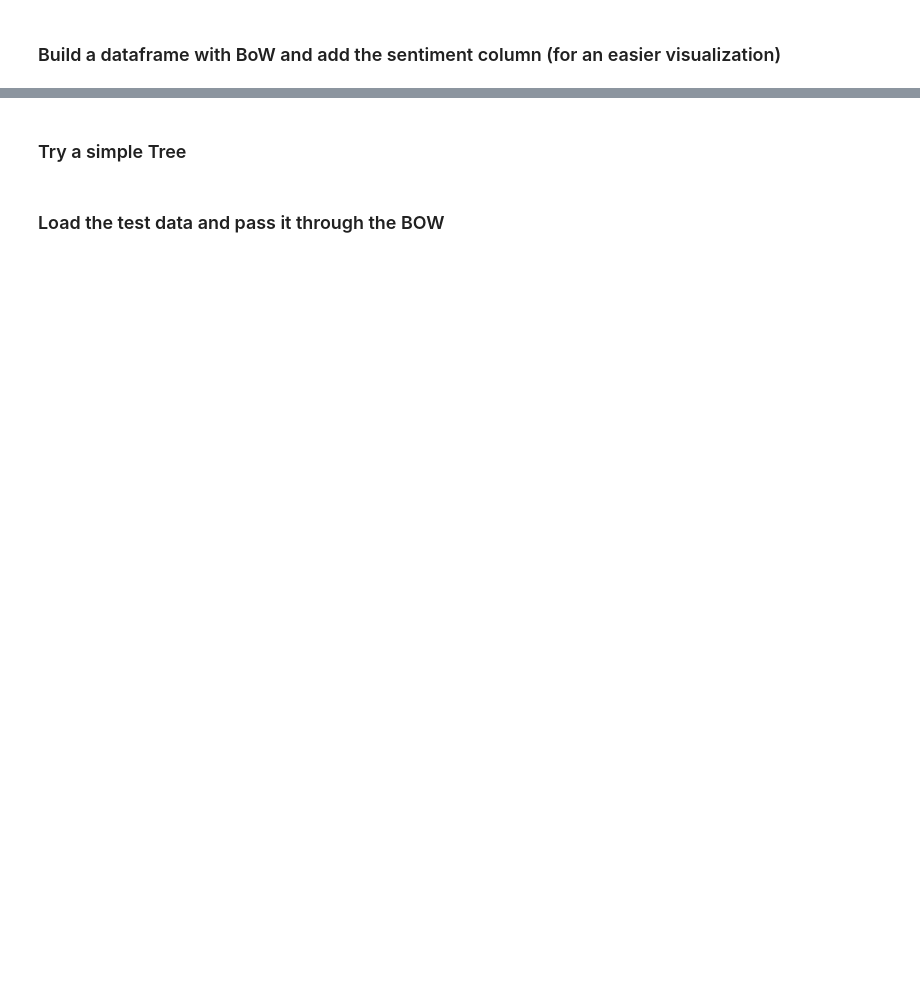
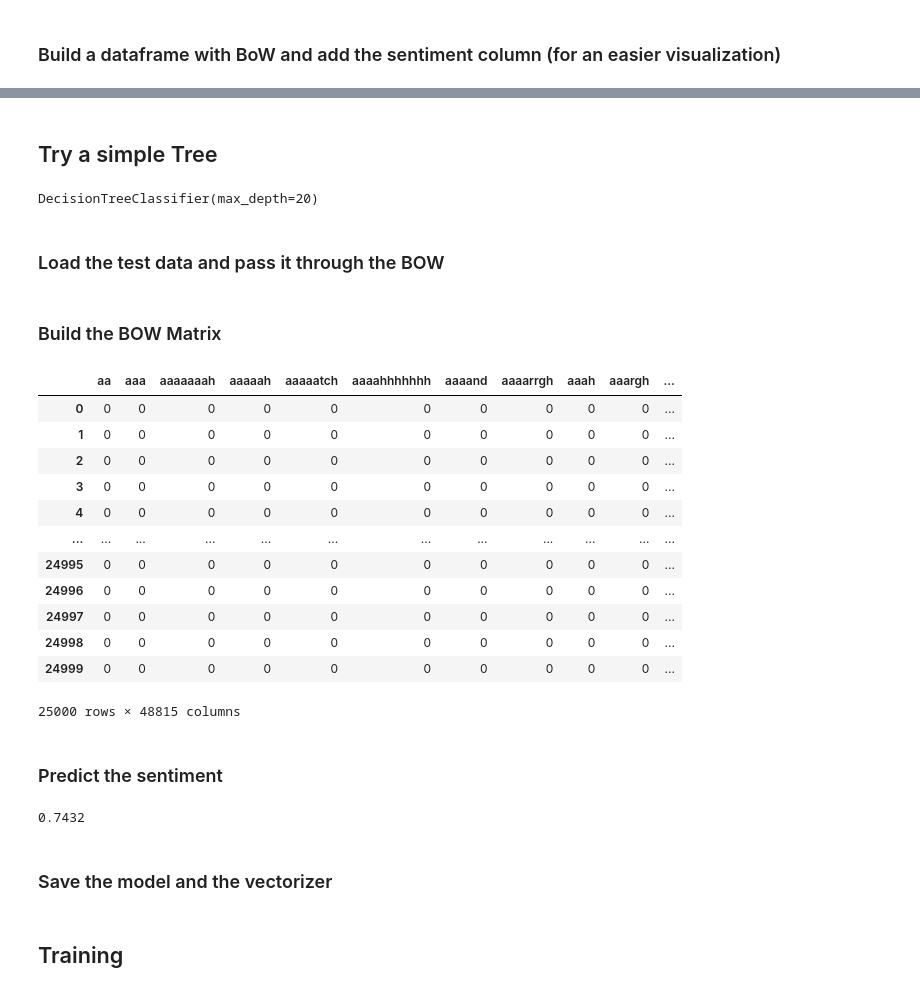
Before and after one commit to nunovivas/AA_TP3_Notebook, a Jupyter notebook: main.ipynb, the cells around one changed output, grey strips where cells are left out. Drawn from its saved outputs; the diff is of its cells as text; code cells hidden in the pictures; blank space fills up the shorter version.

```diff
--- a/main.ipynb
+++ b/main.ipynb
@@ -87,15 +124,44 @@ bow_train
 # %% [markdown]
-### Try a simple Tree
+## Try a simple Tree
 # %%
 from sklearn.tree import DecisionTreeClassifier
 
 # this can take a while... +1h on M1
 tree = DecisionTreeClassifier(
-    max_depth=3, # was 20c
+    max_depth=20, # with 3 it takes 2minutes
 )
 tree.fit(bow_train, df['sentiment'])
+# %% [output]
+DecisionTreeClassifier(max_depth=20)
 # %% [markdown]
 ### Load the test data and pass it through the BOW
 # %%
 df_test = load_and_preprocess_IMDB('./data/imdb_data_test.zip')
 count_vectors_test = cv.transform(df_test['review'])
+# %% [markdown]
+### Build the BOW Matrix
+# %%
+bow_test = pd.DataFrame(count_vectors_test.toarray(), columns=cv.get_feature_names_out())
+bow_test
+# %% [output]
+|  | aa | aaa | aaaaaaah | aaaaah | aaaaatch | aaaahhhhhhh | aaaand | aaaarrgh | aaah | aaargh | ... |
+| 0 | 0 | 0 | 0 | 0 | 0 | 0 | 0 | 0 | 0 | 0 | ... |
+| 1 | 0 | 0 | 0 | 0 | 0 | 0 | 0 | 0 | 0 | 0 | ... |
+| 2 | 0 | 0 | 0 | 0 | 0 | 0 | 0 | 0 | 0 | 0 | ... |
+| 3 | 0 | 0 | 0 | 0 | 0 | 0 | 0 | 0 | 0 | 0 | ... |
+| 4 | 0 | 0 | 0 | 0 | 0 | 0 | 0 | 0 | 0 | 0 | ... |
+| ... | ... | ... | ... | ... | ... | ... | ... | ... | ... | ... | ... |
+| 24995 | 0 | 0 | 0 | 0 | 0 | 0 | 0 | 0 | 0 | 0 | ... |
+| 24996 | 0 | 0 | 0 | 0 | 0 | 0 | 0 | 0 | 0 | 0 | ... |
+| 24997 | 0 | 0 | 0 | 0 | 0 | 0 | 0 | 0 | 0 | 0 | ... |
+| 24998 | 0 | 0 | 0 | 0 | 0 | 0 | 0 | 0 | 0 | 0 | ... |
+| 24999 | 0 | 0 | 0 | 0 | 0 | 0 | 0 | 0 | 0 | 0 | ... |
+25000 rows × 48815 columns
+# %% [markdown]
+### Predict the sentiment
+# %%
+tree.score(bow_test,df_test['sentiment'])
+# %% [output]
+0.7432
+# %% [markdown]
+### Save the model and the vectorizer
@@ -101,0 +178,2 @@ count_vectors_test = cv.transform(df_test['review'])
+# %% [markdown]
+## Training
```
Also changed, not shown: parts of 21 cells of this notebook.
